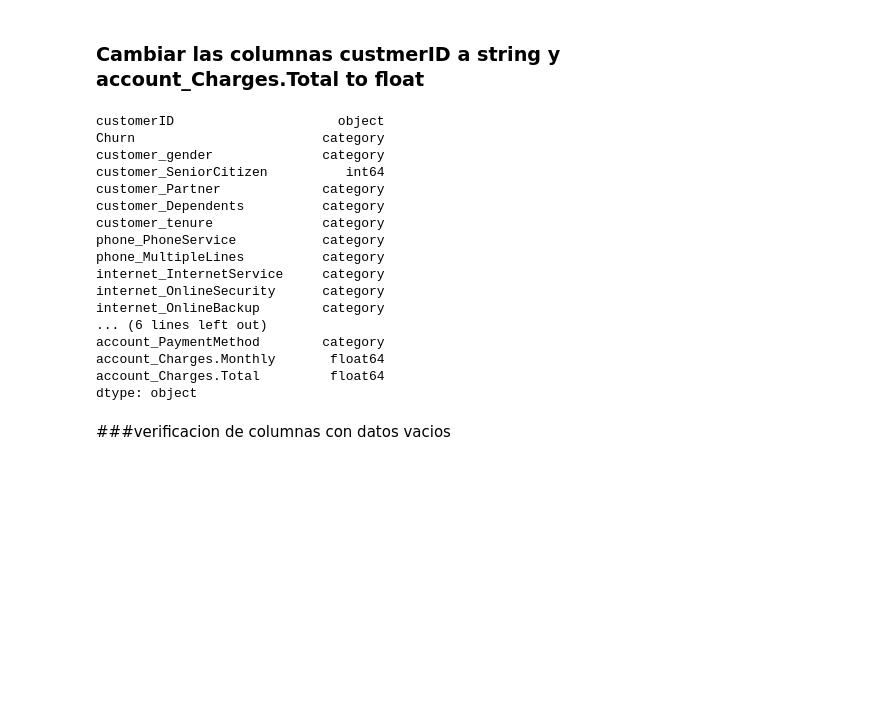
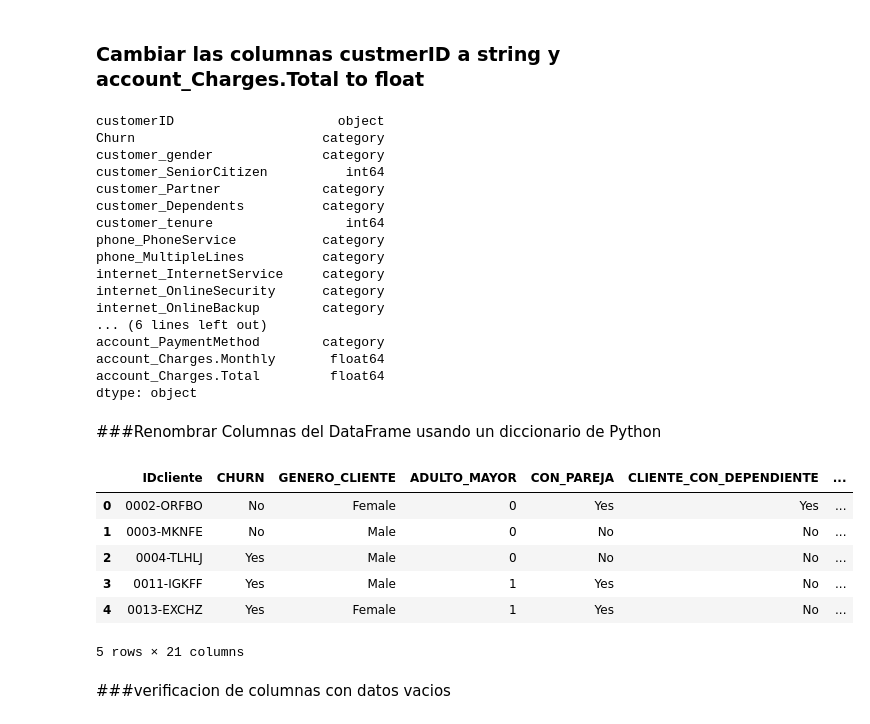
Before and after one commit to raohxxx/TelecomX_Challenge, a Jupyter notebook: TelecomX_LATAM.ipynb, the cells around one changed output. Drawn from its saved outputs; the diff is of its cells as text; code cells hidden in the pictures; blank space fills up the shorter version.

```diff
--- a/TelecomX_LATAM.ipynb
+++ b/TelecomX_LATAM.ipynb
@@ -138,7 +138,7 @@ dtype: object
 # %%
 # Cambiar el tipo de la columna 'customerID' a string (str)
 df_final['customerID'] = df_final['customerID'].astype(str)
-
+df_final['customer_tenure'] = df_final['customer_tenure'].astype(int)
 # Cambiar el tipo de la columna 'account_Charges.Total' a float
 # Es importante manejar posibles errores o valores no numéricos antes de la conversión a float
 # Por ejemplo, puedes reemplazar valores no numéricos o usar errors='coerce'
@@ -157,7 +157,7 @@ customer_gender              category
 customer_SeniorCitizen          int64
 customer_Partner             category
 customer_Dependents          category
-customer_tenure              category
+customer_tenure                 int64
 phone_PhoneService           category
 phone_MultipleLines          category
 internet_InternetService     category
@@ -168,6 +168,46 @@ account_PaymentMethod        category
 account_Charges.Monthly       float64
 account_Charges.Total         float64
 dtype: object
+# %% [markdown]
+###Renombrar Columnas del DataFrame usando un diccionario de Python
+# %%
+cols_nuevas = {
+    'index': 'INDICE',
+    'customerID': 'IDcliente',
+    'Churn': 'CHURN',
+    'customer_gender': 'GENERO_CLIENTE',
+    'customer_SeniorCitizen': 'ADULTO_MAYOR',
+    'customer_Partner': 'CON_PAREJA',
+    'customer_Dependents': 'CLIENTE_CON_DEPENDIENTE',
+    'customer_tenure': 'ANTIGUEDAD_CLIENTE',
+    'phone_PhoneService': 'SERVICIO_TELEFONO',
+    'phone_MultipleLines': 'MULTIPLES_LINEAS',
+    'internet_InternetService': 'S_INTERNET',
+    'internet_OnlineSecurity': 'SEGURIDAD_ONLINE',
+    'internet_OnlineBackup': 'RESPALDO_ONLINE',
+    'internet_DeviceProtection': 'PROTECCION_DISPOSITIVOS',
+    'internet_TechSupport': 'SOPORTE_TECNICO',
+    'internet_StreamingTV': 'TV_STREAMING',
+    'internet_StreamingMovies': 'PELICULAS_STREAMING',
+    'account_Contract': 'CONTRATO',
+    'account_PaperlessBilling': 'BOLETA_ELECTRONICA',
+    'account_PaymentMethod': 'METODO_PAGO',
+    'account_Charges.Monthly': 'CARGO_MENSUAL',
+    'account_Charges.Total': 'CARGO_TOTAL'}
+
+df_final= df_final.rename(columns=cols_nuevas)
+
+# To verify the changes, you can print the new column names
+#print(df_final.columns)
+df_final.head()
+# %% [output]
+|  | IDcliente | CHURN | GENERO_CLIENTE | ADULTO_MAYOR | CON_PAREJA | CLIENTE_CON_DEPENDIENTE | ... |
+| 0 | 0002-ORFBO | No | Female | 0 | Yes | Yes | ... |
+| 1 | 0003-MKNFE | No | Male | 0 | No | No | ... |
+| 2 | 0004-TLHLJ | Yes | Male | 0 | No | No | ... |
+| 3 | 0011-IGKFF | Yes | Male | 1 | Yes | No | ... |
+| 4 | 0013-EXCHZ | Yes | Female | 1 | Yes | No | ... |
+5 rows × 21 columns
 # %% [markdown]
 ###verificacion de columnas con datos vacios
 # %%
```
Also changed, not shown: parts of 5 cells of this notebook.
